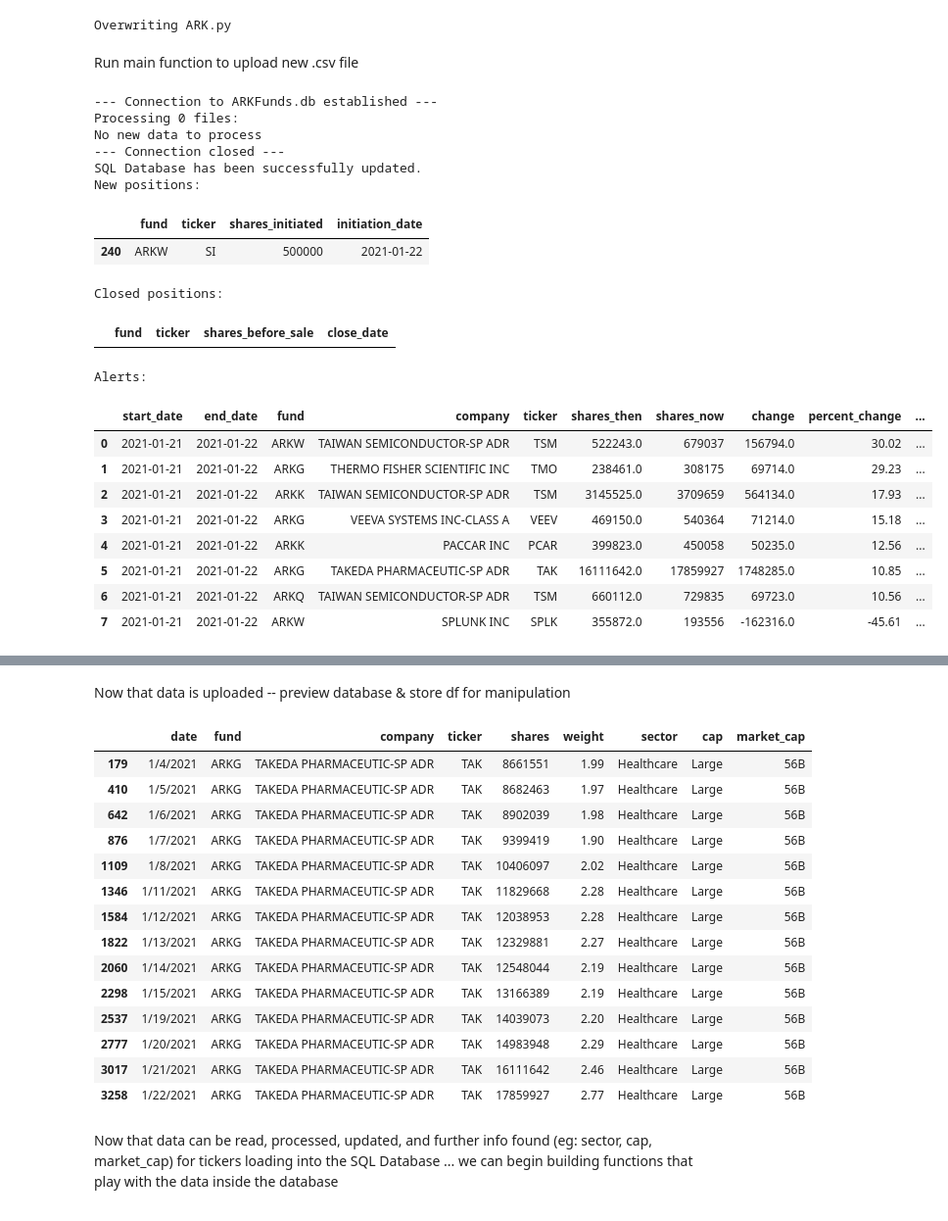
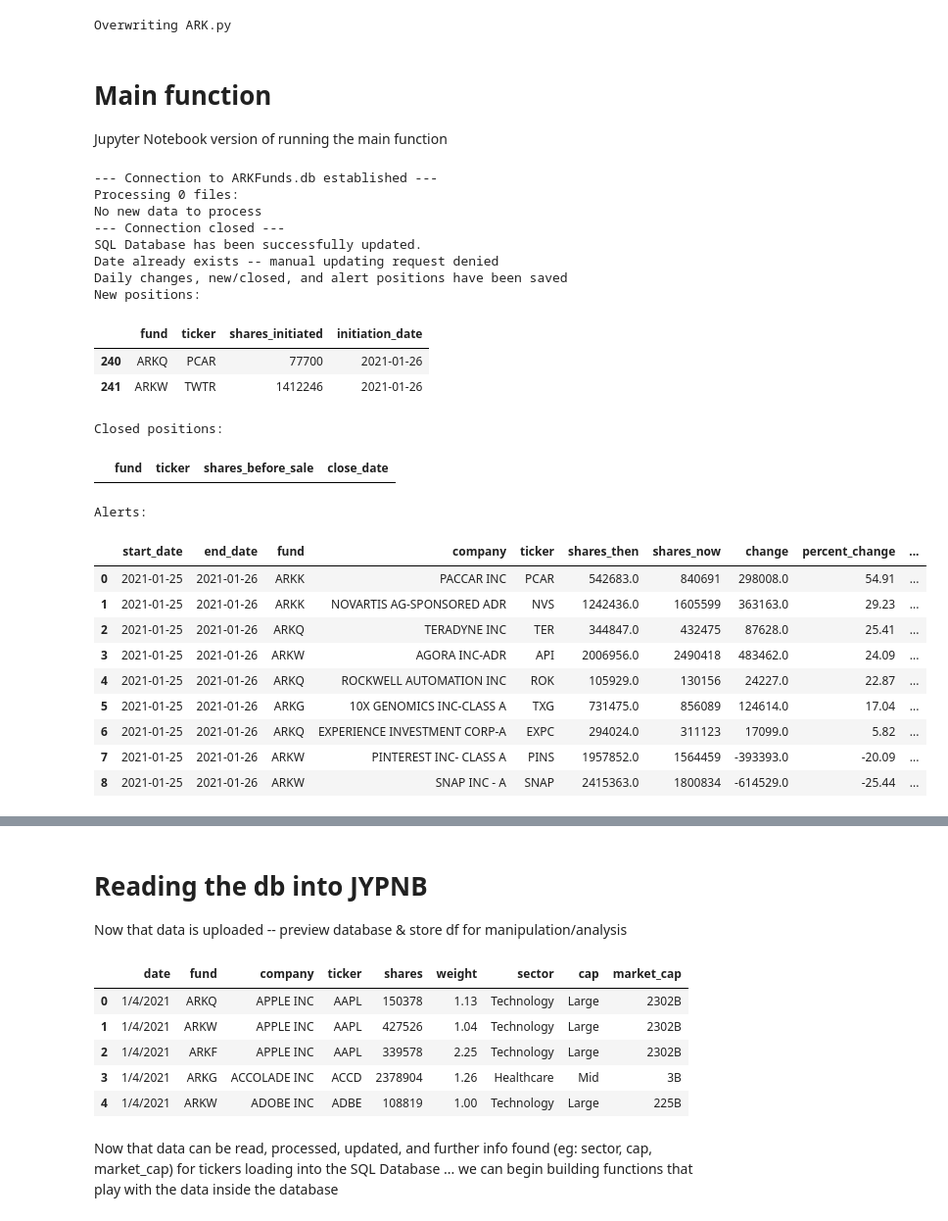
Before and after one commit to ShyuShiro/ARKFund_App, a Jupyter notebook: ARK Visualizations.ipynb, the cells around one changed output, grey strips where cells are left out. Shown: that part at 98% size. Saved outputs shown, nothing was run; the diff lists cells and outputs as text; code cells hidden in the pictures.

```diff
--- a/ARK Visualizations.ipynb
+++ b/ARK Visualizations.ipynb
@@ -24,7 +13,10 @@ End game is to answer questions:
 # %%
-def set_dir(path = r"C:\Users\Brandon\Desktop\ARK Fund CSV Files"):
+def set_dir(path=""):
     import os
-    os.chdir(path)
+    if path != "":
+        os.chdir(path)
+    else:
+        pass #Keep directory as current working directory
 # %%
 def see_data(db=0): #Function to view the data in the database easily
     import sqlite3
@@ -1297,40 +1376,45 @@ def update_arkfund(display_changes=False,manual_update=False,path = r"C:\Users\B
 # %% [output]
 Overwriting ARK.py
-# %% [markdown]
-Run main function to upload new .csv file
+# %% [markdown]
+# Main function
+Jupyter Notebook version of running the main function
 # %%
 %%time
 
 #To be able to import the ARK.py file and its modules, the directory needs to be added to PATH
 import os
 import sys
 module_path = os.path.abspath(r'C:\Users\Brandon\Desktop\ARK Fund CSV Files')
 if module_path not in sys.path:
     sys.path.append(module_path)
 
 #Now import ARK.py functions
 from ARK import *
 
 #Run main script
-df_today,sectors,changes,new,closed,alerts = update_arkfund(display_changes=True,manual_update=False)
+df_today,sectors,changes,new,closed,alerts = update_arkfund(display_changes=True,manual_update=True)
 # %% [output]
 --- Connection to ARKFunds.db established ---
 Processing 0 files:
 No new data to process
 --- Connection closed ---
 SQL Database has been successfully updated.
+Date already exists -- manual updating request denied
+Daily changes, new/closed, and alert positions have been saved
 New positions:
 |  | fund | ticker | shares_initiated | initiation_date |
-| 240 | ARKW | SI | 500000 | 2021-01-22 |
+| 240 | ARKQ | PCAR | 77700 | 2021-01-26 |
+| 241 | ARKW | TWTR | 1412246 | 2021-01-26 |
 Closed positions:
 |  | fund | ticker | shares_before_sale | close_date |
 Alerts:
 |  | start_date | end_date | fund | company | ticker | shares_then | shares_now | change | percent_change | ... |
-| 0 | 2021-01-21 | 2021-01-22 | ARKW | TAIWAN SEMICONDUCTOR-SP ADR | TSM | 522243.0 | 679037 | 156794.0 | 30.02 | ... |
-| 1 | 2021-01-21 | 2021-01-22 | ARKG | THERMO FISHER SCIENTIFIC INC | TMO | 238461.0 | 308175 | 69714.0 | 29.23 | ... |
-| 2 | 2021-01-21 | 2021-01-22 | ARKK | TAIWAN SEMICONDUCTOR-SP ADR | TSM | 3145525.0 | 3709659 | 564134.0 | 17.93 | ... |
-| 3 | 2021-01-21 | 2021-01-22 | ARKG | VEEVA SYSTEMS INC-CLASS A | VEEV | 469150.0 | 540364 | 71214.0 | 15.18 | ... |
-| 4 | 2021-01-21 | 2021-01-22 | ARKK | PACCAR INC | PCAR | 399823.0 | 450058 | 50235.0 | 12.56 | ... |
-| 5 | 2021-01-21 | 2021-01-22 | ARKG | TAKEDA PHARMACEUTIC-SP ADR | TAK | 16111642.0 | 17859927 | 1748285.0 | 10.85 | ... |
-| 6 | 2021-01-21 | 2021-01-22 | ARKQ | TAIWAN SEMICONDUCTOR-SP ADR | TSM | 660112.0 | 729835 | 69723.0 | 10.56 | ... |
-| 7 | 2021-01-21 | 2021-01-22 | ARKW | SPLUNK INC | SPLK | 355872.0 | 193556 | -162316.0 | -45.61 | ... |
+| 0 | 2021-01-25 | 2021-01-26 | ARKK | PACCAR INC | PCAR | 542683.0 | 840691 | 298008.0 | 54.91 | ... |
+| 1 | 2021-01-25 | 2021-01-26 | ARKK | NOVARTIS AG-SPONSORED ADR | NVS | 1242436.0 | 1605599 | 363163.0 | 29.23 | ... |
+| 2 | 2021-01-25 | 2021-01-26 | ARKQ | TERADYNE INC | TER | 344847.0 | 432475 | 87628.0 | 25.41 | ... |
+| 3 | 2021-01-25 | 2021-01-26 | ARKW | AGORA INC-ADR | API | 2006956.0 | 2490418 | 483462.0 | 24.09 | ... |
+| 4 | 2021-01-25 | 2021-01-26 | ARKQ | ROCKWELL AUTOMATION INC | ROK | 105929.0 | 130156 | 24227.0 | 22.87 | ... |
+| 5 | 2021-01-25 | 2021-01-26 | ARKG | 10X GENOMICS INC-CLASS A | TXG | 731475.0 | 856089 | 124614.0 | 17.04 | ... |
+| 6 | 2021-01-25 | 2021-01-26 | ARKQ | EXPERIENCE INVESTMENT CORP-A | EXPC | 294024.0 | 311123 | 17099.0 | 5.82 | ... |
+| 7 | 2021-01-25 | 2021-01-26 | ARKW | PINTEREST INC- CLASS A | PINS | 1957852.0 | 1564459 | -393393.0 | -20.09 | ... |
+| 8 | 2021-01-25 | 2021-01-26 | ARKW | SNAP INC - A | SNAP | 2415363.0 | 1800834 | -614529.0 | -25.44 | ... |
@@ -1338,23 +1422,15 @@ Wall time: 47 ms
 # %% [markdown]
-Now that data is uploaded -- preview database & store df for manipulation
+# Reading the db into JYPNB
+Now that data is uploaded -- preview database & store df for manipulation/analysis
-# %%
-df = see_data(0)
-df[df['ticker']=="TAK"]
-# %% [output]
-|  | date | fund | company | ticker | shares | weight | sector | cap | market_cap |
-| 179 | 1/4/2021 | ARKG | TAKEDA PHARMACEUTIC-SP ADR | TAK | 8661551 | 1.99 | Healthcare | Large | 56B |
-| 410 | 1/5/2021 | ARKG | TAKEDA PHARMACEUTIC-SP ADR | TAK | 8682463 | 1.97 | Healthcare | Large | 56B |
-| 642 | 1/6/2021 | ARKG | TAKEDA PHARMACEUTIC-SP ADR | TAK | 8902039 | 1.98 | Healthcare | Large | 56B |
-| 876 | 1/7/2021 | ARKG | TAKEDA PHARMACEUTIC-SP ADR | TAK | 9399419 | 1.90 | Healthcare | Large | 56B |
-| 1109 | 1/8/2021 | ARKG | TAKEDA PHARMACEUTIC-SP ADR | TAK | 10406097 | 2.02 | Healthcare | Large | 56B |
-| 1346 | 1/11/2021 | ARKG | TAKEDA PHARMACEUTIC-SP ADR | TAK | 11829668 | 2.28 | Healthcare | Large | 56B |
-| 1584 | 1/12/2021 | ARKG | TAKEDA PHARMACEUTIC-SP ADR | TAK | 12038953 | 2.28 | Healthcare | Large | 56B |
-| 1822 | 1/13/2021 | ARKG | TAKEDA PHARMACEUTIC-SP ADR | TAK | 12329881 | 2.27 | Healthcare | Large | 56B |
-| 2060 | 1/14/2021 | ARKG | TAKEDA PHARMACEUTIC-SP ADR | TAK | 12548044 | 2.19 | Healthcare | Large | 56B |
-| 2298 | 1/15/2021 | ARKG | TAKEDA PHARMACEUTIC-SP ADR | TAK | 13166389 | 2.19 | Healthcare | Large | 56B |
-| 2537 | 1/19/2021 | ARKG | TAKEDA PHARMACEUTIC-SP ADR | TAK | 14039073 | 2.20 | Healthcare | Large | 56B |
-| 2777 | 1/20/2021 | ARKG | TAKEDA PHARMACEUTIC-SP ADR | TAK | 14983948 | 2.29 | Healthcare | Large | 56B |
-| 3017 | 1/21/2021 | ARKG | TAKEDA PHARMACEUTIC-SP ADR | TAK | 16111642 | 2.46 | Healthcare | Large | 56B |
-| 3258 | 1/22/2021 | ARKG | TAKEDA PHARMACEUTIC-SP ADR | TAK | 17859927 | 2.77 | Healthcare | Large | 56B |
+# %%
+df = see_data(0) #0 = arkfund.db // 1 = sectors.db
+df.head(5)
+# %% [output]
+|  | date | fund | company | ticker | shares | weight | sector | cap | market_cap |
+| 0 | 1/4/2021 | ARKQ | APPLE INC | AAPL | 150378 | 1.13 | Technology | Large | 2302B |
+| 1 | 1/4/2021 | ARKW | APPLE INC | AAPL | 427526 | 1.04 | Technology | Large | 2302B |
+| 2 | 1/4/2021 | ARKF | APPLE INC | AAPL | 339578 | 2.25 | Technology | Large | 2302B |
+| 3 | 1/4/2021 | ARKG | ACCOLADE INC | ACCD | 2378904 | 1.26 | Healthcare | Mid | 3B |
+| 4 | 1/4/2021 | ARKW | ADOBE INC | ADBE | 108819 | 1.00 | Technology | Large | 225B |
 # %% [markdown]
 Now that data can be read, processed, updated, and further info found (eg: sector, cap, market_cap) for tickers loading into the SQL Database ... we can begin building functions that play with the data inside the database
```
Also changed, not shown: parts of 19 cells of this notebook, 19 other files.
